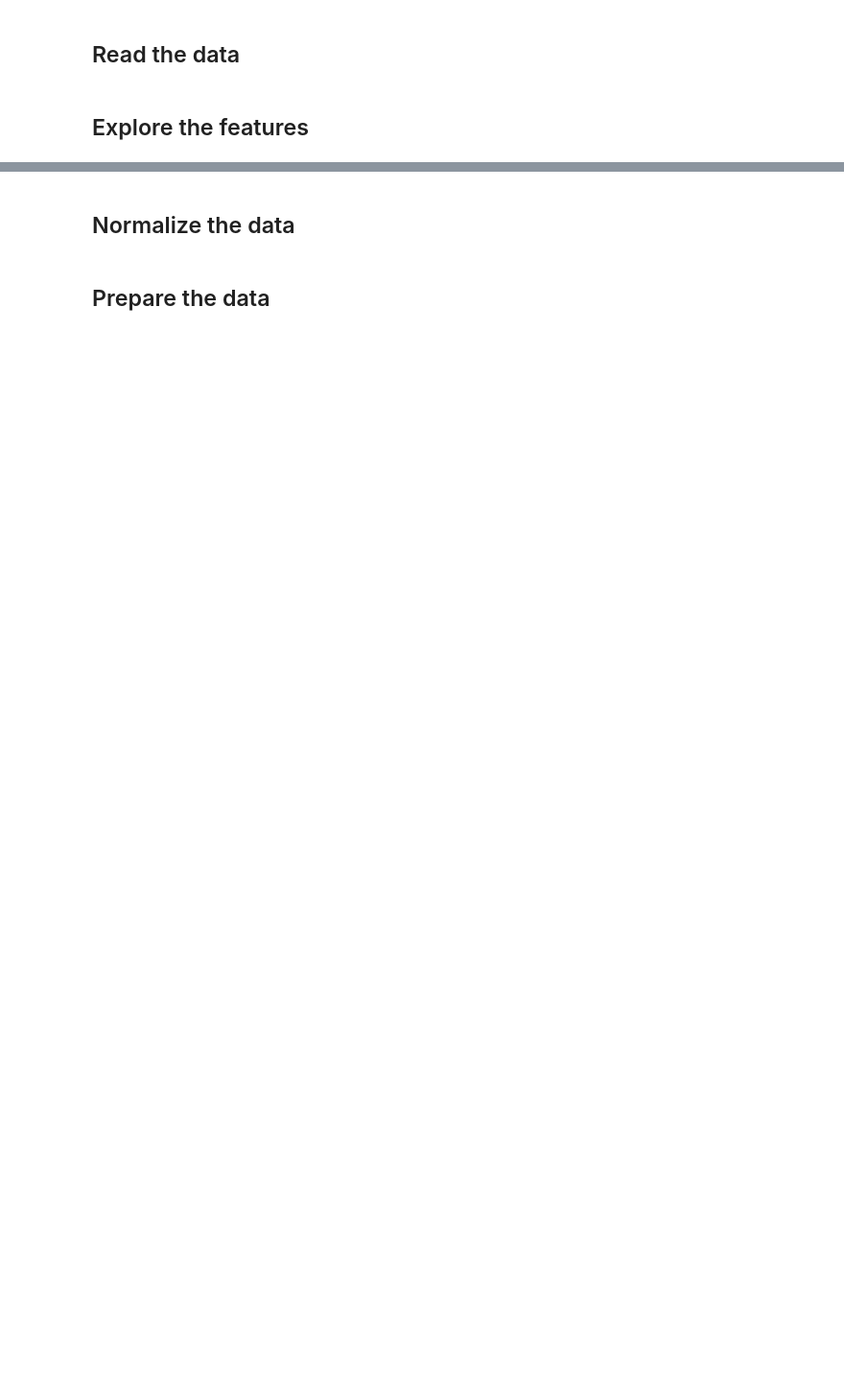
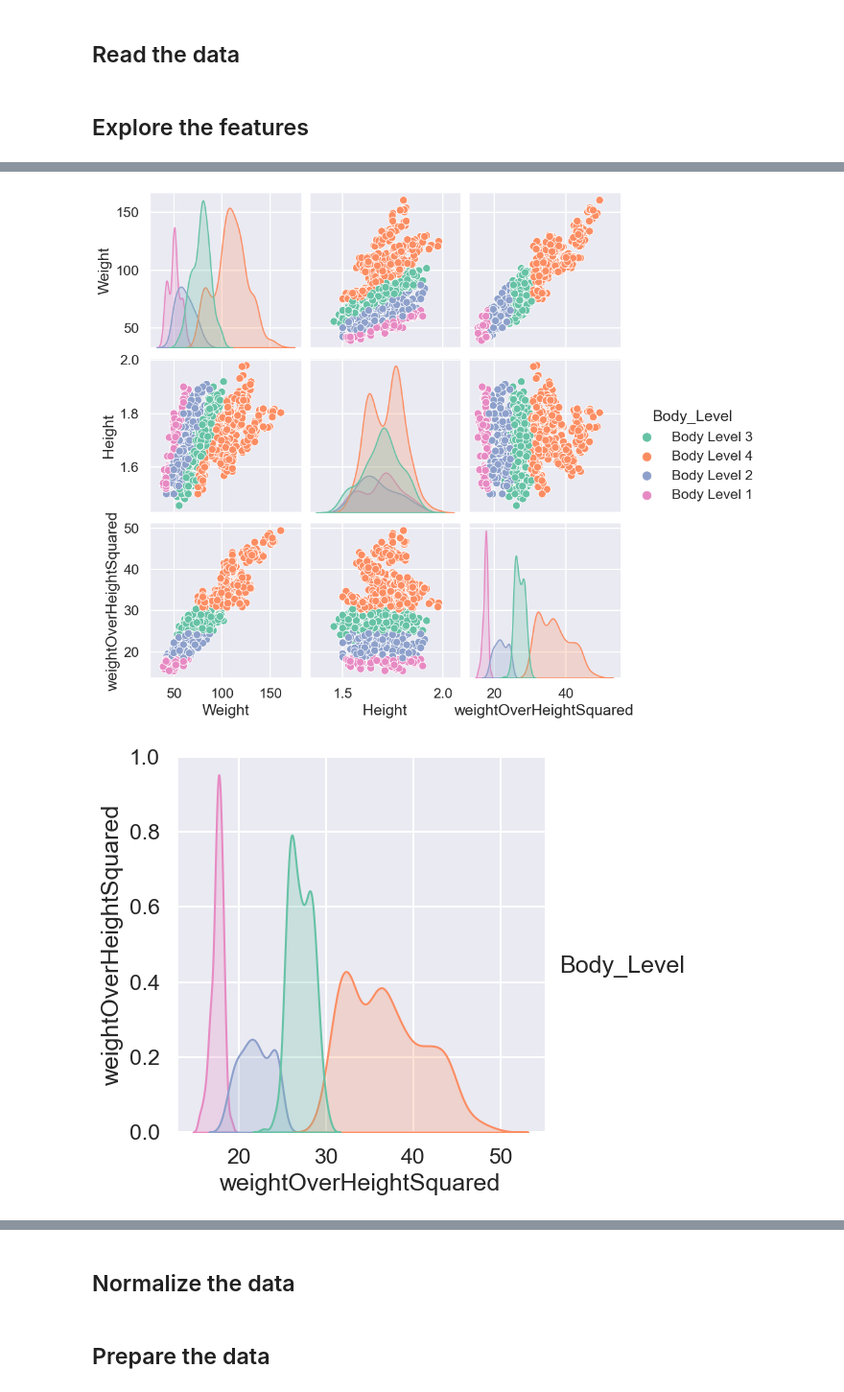
Before and after one commit to yahia3200/Body-Level-Classification, a Jupyter notebook: models/equation.ipynb, the cells around one changed output, grey strips where cells are left out. Shown at 96% size. Saved outputs shown, nothing was run; the diff lists cells and outputs as text; code cells hidden in the pictures; blank space fills up the shorter version.

```diff
--- a/models/equation.ipynb
+++ b/models/equation.ipynb
@@ -32,3 +32,14 @@ plt.show()
+# %%
+# relationship between features
+sns.pairplot(df[['Weight', 'Height', 'weightOverHeightSquared', 'Body_Level']], hue=target, palette='Set2', diag_kind='kde', height=3)
+plt.show()
+
+# show the distribution of the weightOverHeightSquared feature with respect to the target
+sns.pairplot(df[['weightOverHeightSquared', 'Body_Level']], hue=target, palette='Set2', diag_kind='kde', height=5)
+plt.show()
+# %% [output]
+[figure, added]
+[figure, added]
 # %%
 
 # Show a graph of the relationship between bode level and weightOverHeight
```
Also changed, not shown: parts of 4 cells of this notebook, 1 other file.
